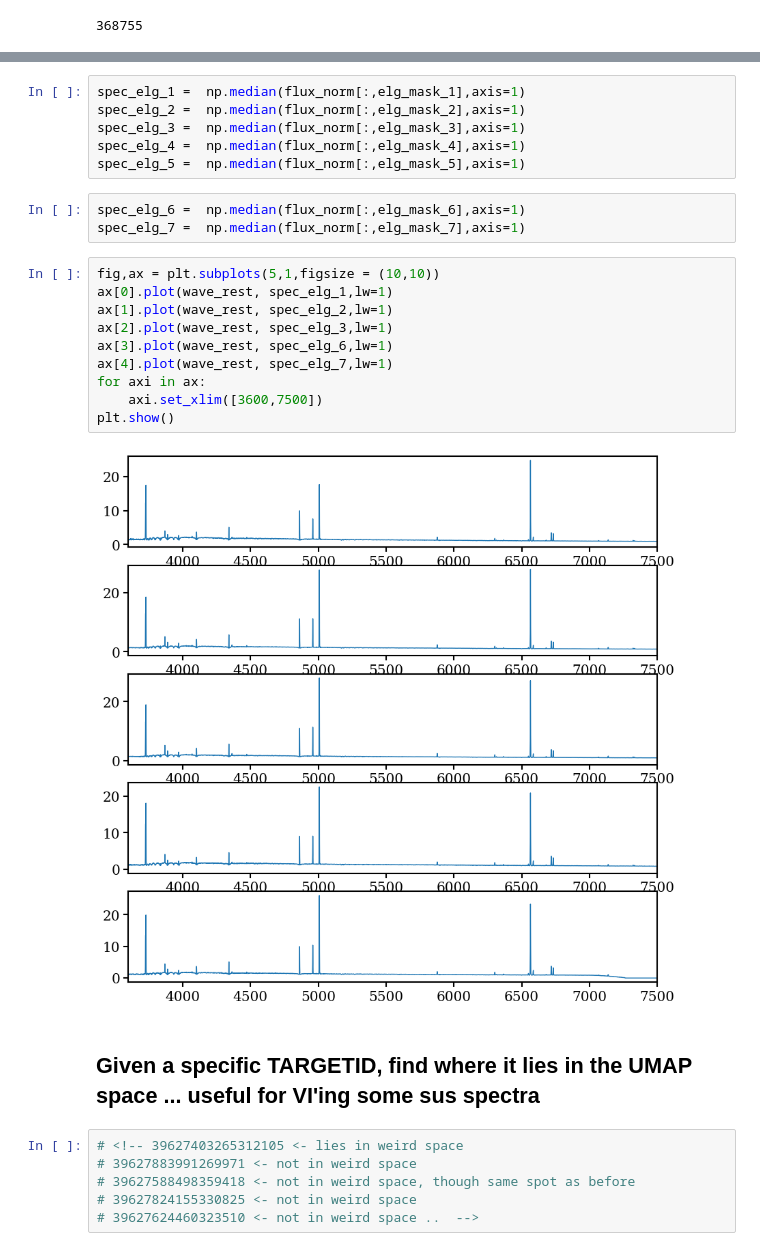
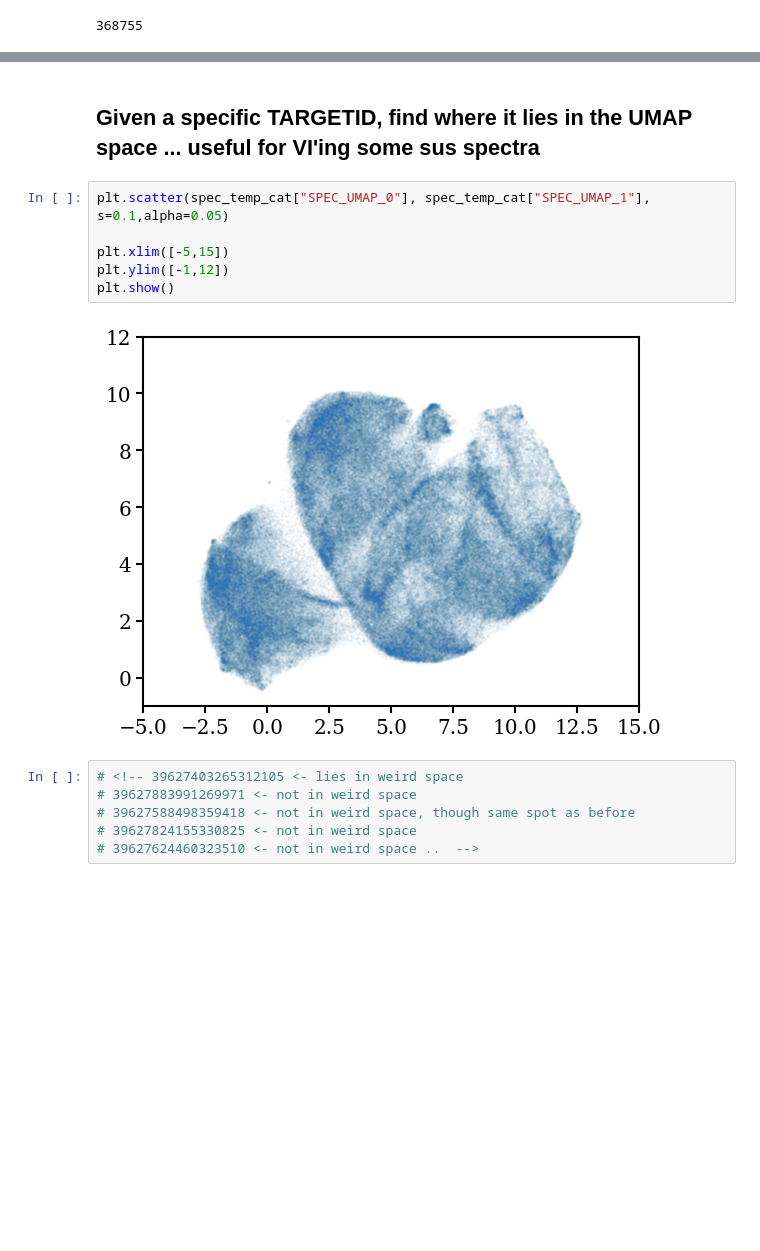
Before and after one commit to virajvman/desi_dwarfs, a Jupyter notebook: notebooks/catalog_paper/spectra_nnmf_explore.ipynb, the cells around one changed output, grey strips where cells are left out. Drawn from its saved outputs; the diff is of its cells as text; blank space fills up the shorter version.

```diff
--- a/notebooks/catalog_paper/spectra_nnmf_explore.ipynb
+++ b/notebooks/catalog_paper/spectra_nnmf_explore.ipynb
@@ -533,26 +545,13 @@ elg_mask_7 = (data_cat["SAMPLE"] == "ELG") & (data_cat["DWARF_MASKBIT"] == 0) &
-# %%
-spec_elg_1 =  np.median(flux_norm[:,elg_mask_1],axis=1)
-spec_elg_2 =  np.median(flux_norm[:,elg_mask_2],axis=1)
-spec_elg_3 =  np.median(flux_norm[:,elg_mask_3],axis=1)
-spec_elg_4 =  np.median(flux_norm[:,elg_mask_4],axis=1)
-spec_elg_5 =  np.median(flux_norm[:,elg_mask_5],axis=1)
-# %%
-spec_elg_6 =  np.median(flux_norm[:,elg_mask_6],axis=1)
-spec_elg_7 =  np.median(flux_norm[:,elg_mask_7],axis=1)
-# %%
-fig,ax = plt.subplots(5,1,figsize = (10,10))
-ax[0].plot(wave_rest, spec_elg_1,lw=1)
-ax[1].plot(wave_rest, spec_elg_2,lw=1)
-ax[2].plot(wave_rest, spec_elg_3,lw=1)
-ax[3].plot(wave_rest, spec_elg_6,lw=1)
-ax[4].plot(wave_rest, spec_elg_7,lw=1)
-for axi in ax:
-    axi.set_xlim([3600,7500])
-plt.show()
-# %% [output]
-[figure, removed]
 # %% [markdown]
 ## Given a specific TARGETID, find where it lies in the UMAP space ... useful for VI'ing some sus spectra
+# %%
+plt.scatter(spec_temp_cat["SPEC_UMAP_0"], spec_temp_cat["SPEC_UMAP_1"], s=0.1,alpha=0.05)
+
+plt.xlim([-5,15])
+plt.ylim([-1,12])
+plt.show()
+# %% [output]
+[figure, added]
 # %%
 # <!-- 39627403265312105 <- lies in weird space
 # 39627883991269971 <- not in weird space
```
Also changed, not shown: parts of 18 cells of this notebook, 10 other files.
